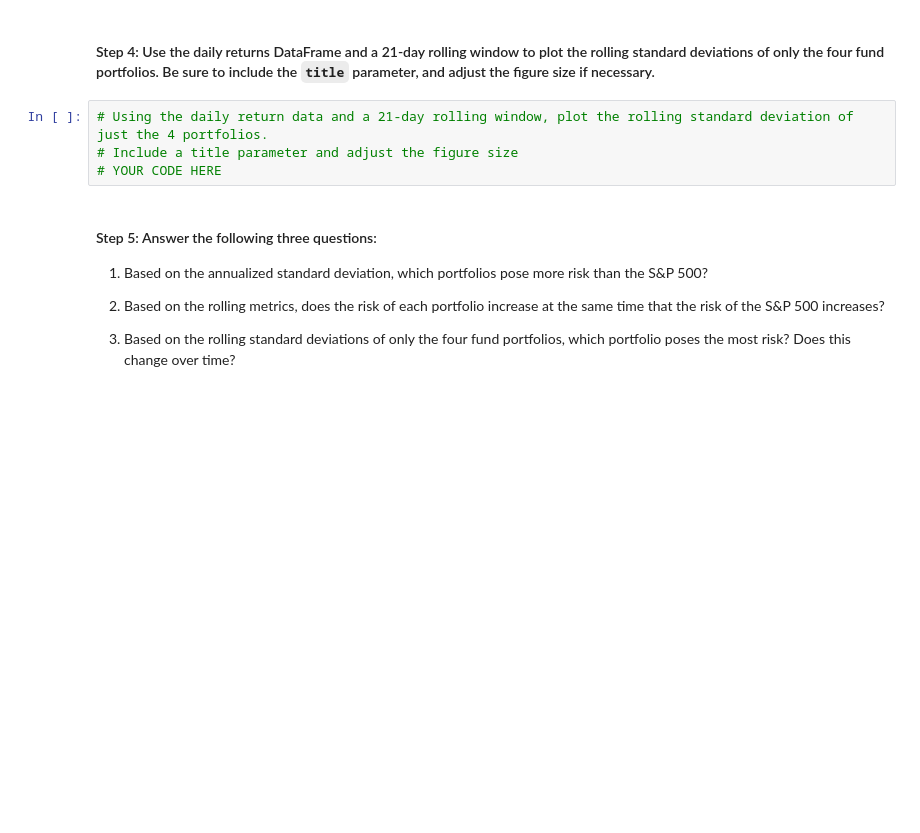
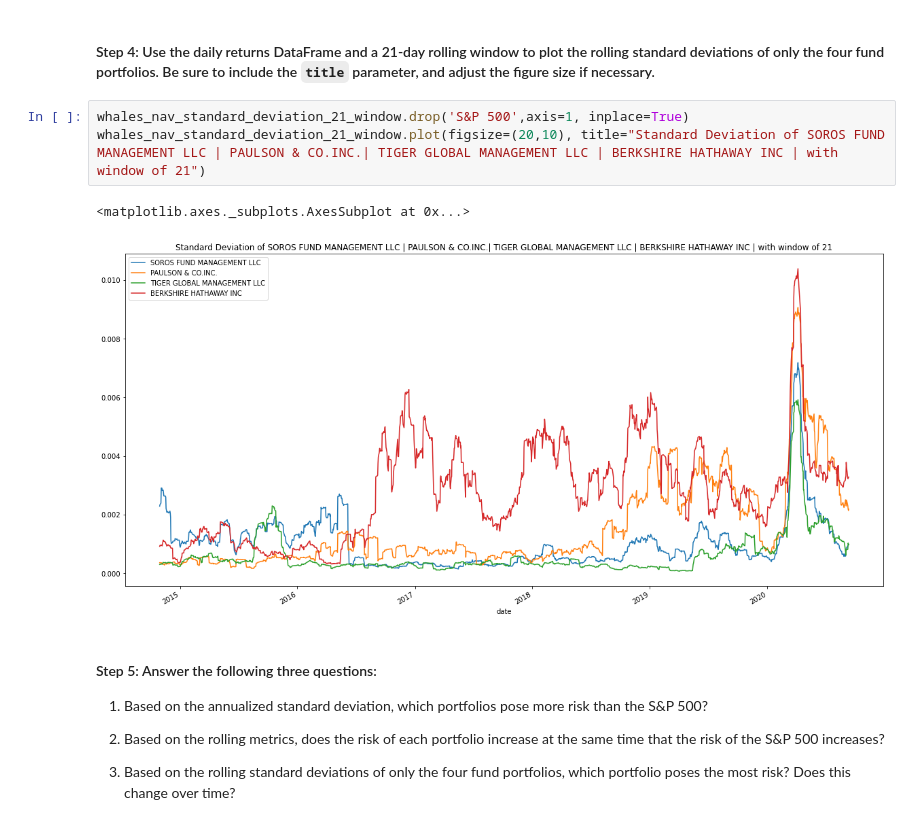
Before and after one commit to carlosmpr/Challange4-quantitative-analyst-for-a-FinTech-investing-platform, a Jupyter notebook: risk_return_analysis.ipynb, the cells around one changed output. Saved outputs shown, nothing was run; the diff lists cells and outputs as text; blank space fills up the shorter version.

```diff
--- a/risk_return_analysis.ipynb
+++ b/risk_return_analysis.ipynb
@@ -376,9 +394,11 @@ Evaluate the risk profile of each portfolio by using the standard deviation and
 # %% [markdown]
 #### Step 4: Use the daily returns DataFrame and a 21-day rolling window to plot the rolling standard deviations of only the four fund portfolios. Be sure to include the `title` parameter, and adjust the figure size if necessary.
-# %%
-# Using the daily return data and a 21-day rolling window, plot the rolling standard deviation of just the 4 portfolios.
-# Include a title parameter and adjust the figure size
-# YOUR CODE HERE
+# %%
+whales_nav_standard_deviation_21_window.drop('S&P 500',axis=1, inplace=True)
+whales_nav_standard_deviation_21_window.plot(figsize=(20,10), title="Standard Deviation of SOROS FUND MANAGEMENT LLC | PAULSON & CO.INC.| TIGER GLOBAL MANAGEMENT LLC | BERKSHIRE HATHAWAY INC | with window of 21")
+# %% [output]
+<matplotlib.axes._subplots.AxesSubplot at 0x...>
+[figure, added]
 # %% [markdown]
 #### Step 5: Answer the following three questions:
 
```
Also changed, not shown: parts of 11 cells of this notebook.
